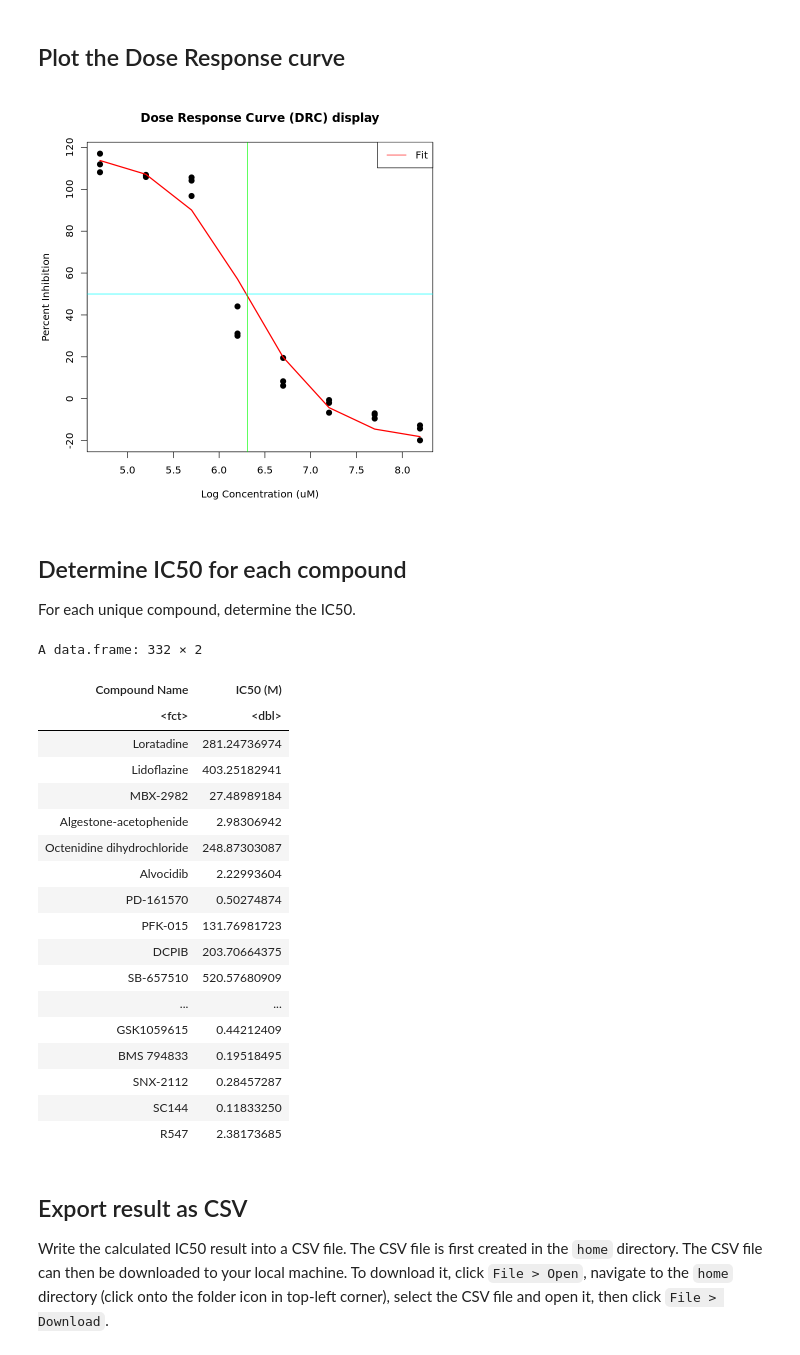
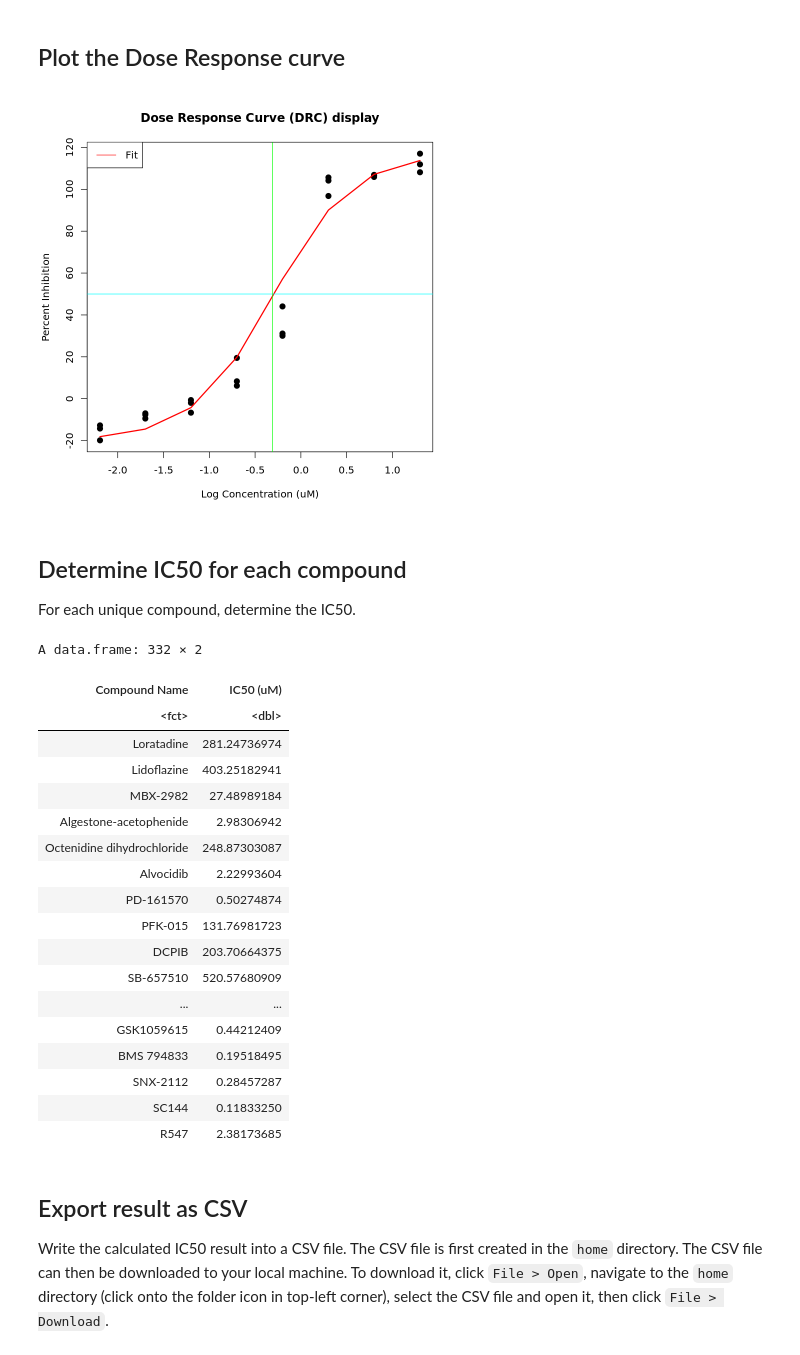
Before and after one commit to IDR/idr0094-ellinger-sarscov2, a Jupyter notebook: notebooks/idr0094-r.ipynb, the cells around one changed output. Cells and saved outputs as stored; diff of their text form; code cells hidden in the pictures.

Commit message:
fix curve

```diff
--- a/notebooks/idr0094-r.ipynb
+++ b/notebooks/idr0094-r.ipynb
@@ -106,7 +106,7 @@ The half maximal inhibitory concentration (IC50) is a measure of the potency of
 calculate_IC50 <- function(data){
   sortedX = sort(data[,2])
   sortedY = sort(data[,1])
-  lx <- (log10(sortedX))
+  lx <- log10(sortedX)
   xx <- lx * lx
   xy <- lx * sortedY
   sumx <- sum(lx)
@@ -135,19 +135,17 @@ IC50
 # %% [markdown]
 ## Plot the Dose Response curve
 # %%
-n = 6
-
-plot(n - values$lx , values$response,
+plot(values$lx, values$response,
      main = "Dose Response Curve (DRC) display",
      xlab = "Log Concentration (uM)",
      ylab = "Percent Inhibition", pch=20, lwd=5)
-lines(n - values$lx, values$fit, col="red", pch=5, lwd=2)
-abline(v = 0, h = 50, col = "cyan")
-abline(v = n - log10(IC50), col = "green")
-legend("topright", legend=c("Fit"),
+lines(values$lx, values$fit, col="red", pch=5, lwd=2)
+abline(h = 50, col = "cyan")
+abline(v = log10(IC50), col = "green")
+legend("topleft", legend=c("Fit"),
        col=c("red"), lty = 1:2, cex=1)
 # %% [output]
-[figure, old version]
+[figure, new version]
 # %% [markdown]
 ## Determine IC50 for each compound
 
@@ -173,7 +171,7 @@ colnames(result) <- x
 result
 # %% [output]
 A data.frame: 332 × 2
-| Compound Name | IC50 (M) |
+| Compound Name | IC50 (uM) |
 | <fct> | <dbl> |
 | Loratadine | 281.24736974 |
 | Lidoflazine | 403.25182941 |
```
